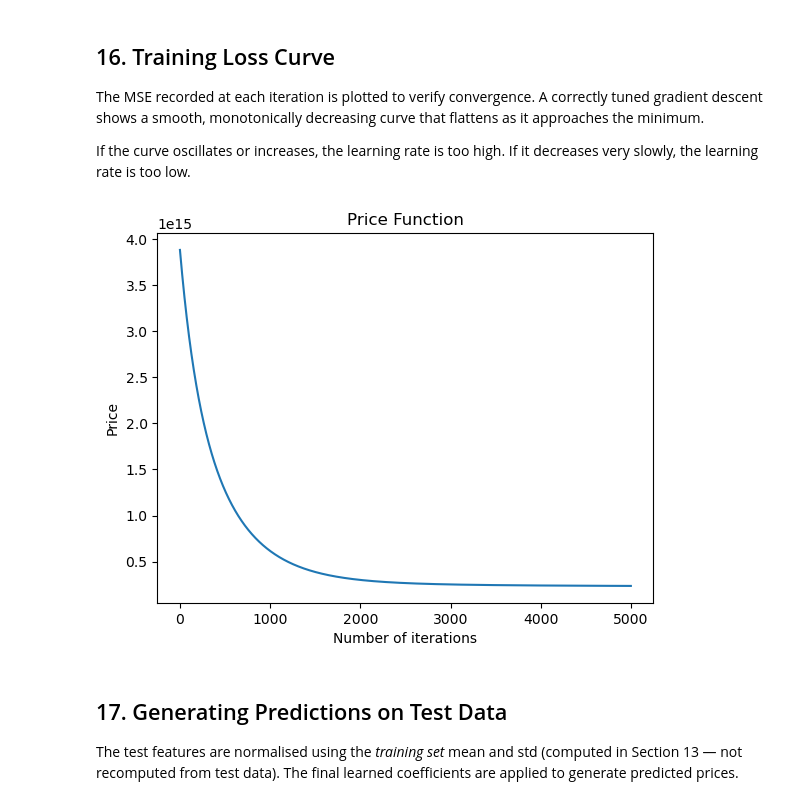
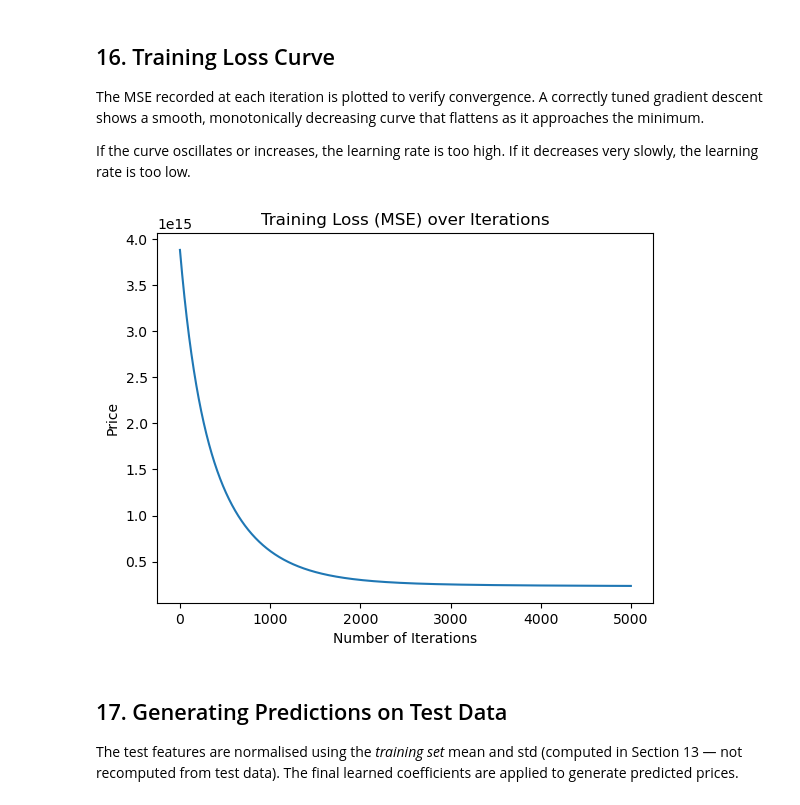
Before and after one commit to tahreem7926/Housing-Price-Prediction, a Jupyter notebook: islamabad_housing_price_prediction.ipynb, the cells around one changed output. Drawn from its saved outputs; the diff is of its cells as text; code cells hidden in the pictures.

```diff
--- a/islamabad_housing_price_prediction.ipynb
+++ b/islamabad_housing_price_prediction.ipynb
@@ -529,8 +527,8 @@ def gD(x, y, coeff, iterations, learning_rate):
     past_prices= []
     past_coeff = [coeff]
     for i in range(iterations):
-        prediction = np.dot(x_train_bias,coeff)
-        error = prediction - y_train
+        prediction = np.dot(x,coeff)
+        error = prediction - y
         #Mean square error
         price = 1/(2*N) * np.sum(error**2) #calculating the square through dot product cuz lists
         past_prices.append(price)
@@ -566,13 +564,13 @@ decreasing curve that flattens as it approaches the minimum.
 If the curve oscillates or increases, the learning rate is too high.
 If it decreases very slowly, the learning rate is too low.
 # %%
-plt.title('Price Function')
-plt.xlabel('Number of iterations')
+plt.title('Training Loss (MSE) over Iterations')
+plt.xlabel('Number of Iterations')
 plt.ylabel('Price')
 plt.plot(past_prices)
 plt.show()
 # %% [output]
-[figure, old version]
+[figure, new version]
 # %% [markdown]
 ## 17. Generating Predictions on Test Data
 
```
Also changed, not shown: parts of 25 cells of this notebook.
